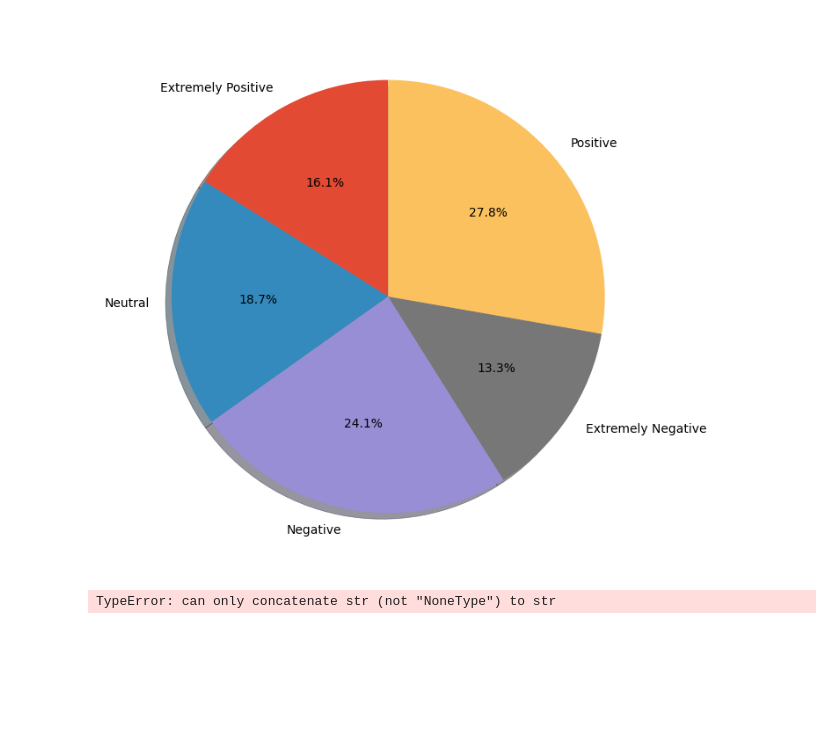
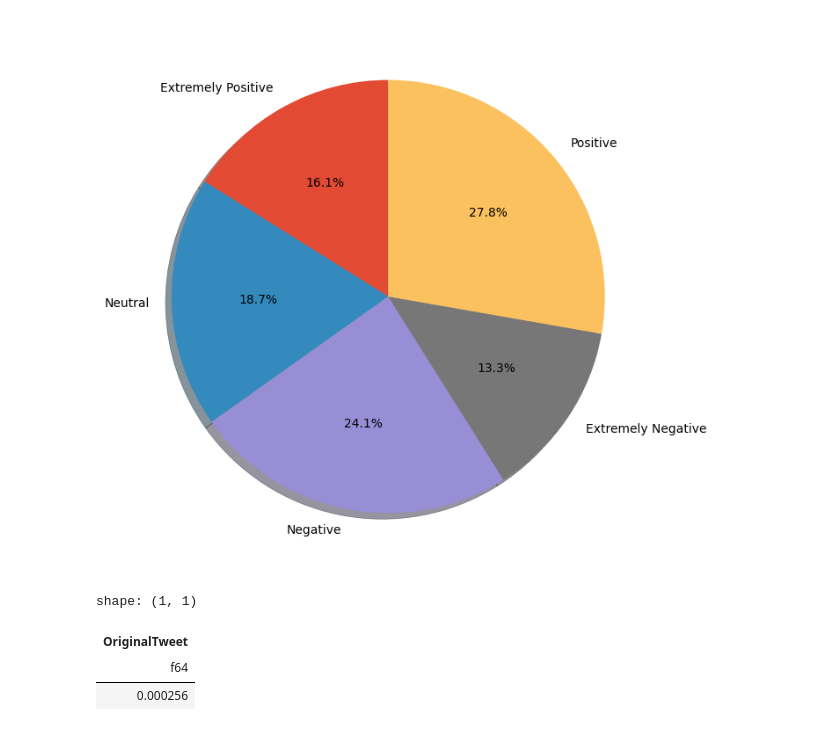
Before and after one commit to 1nuc/nlp-python-project, a Jupyter notebook: src/Text Classification/run.ipynb, the cells around one changed output. Drawn from its saved outputs; the diff is of its cells as text; code cells hidden in the pictures; blank space fills up the shorter version.

```diff
--- a/src/Text Classification/run.ipynb
+++ b/src/Text Classification/run.ipynb
@@ -31,3 +31,6 @@ shape: (1, 6)
 | UserName | ScreenName | Location | TweetAt | OriginalTweet | Sentiment |
 | u32 | u32 | u32 | u32 | u32 | u32 |
 | 0 | 0 | 0 | 0 | 0 | 0 |
+# %%
+# Converting the tweetat to polars datetime
+training_data=training_data.with_columns(pl.col('TweetAt').st)
@@ -105,7 +113,11 @@ Plots.pie(sentiment_data,sentiment_data['Counts'],sentiment_data['Sentiment'])
 # %% [output]
 [figure]
 # %%
-# Heatmap
-data_corr=training_data.corr()
+# Correlation between Sentiment and Original Tweet
+data_corr=training_data.select(pl.corr('OriginalTweet','Sentiment',method="spearman"))
+data_corr
 # %% [output]
-TypeError: can only concatenate str (not "NoneType") to str
+shape: (1, 1)
+| OriginalTweet |
+| f64 |
+| 0.000256 |
```
Also changed, not shown: parts of 1 cell of this notebook, 1 other file.
